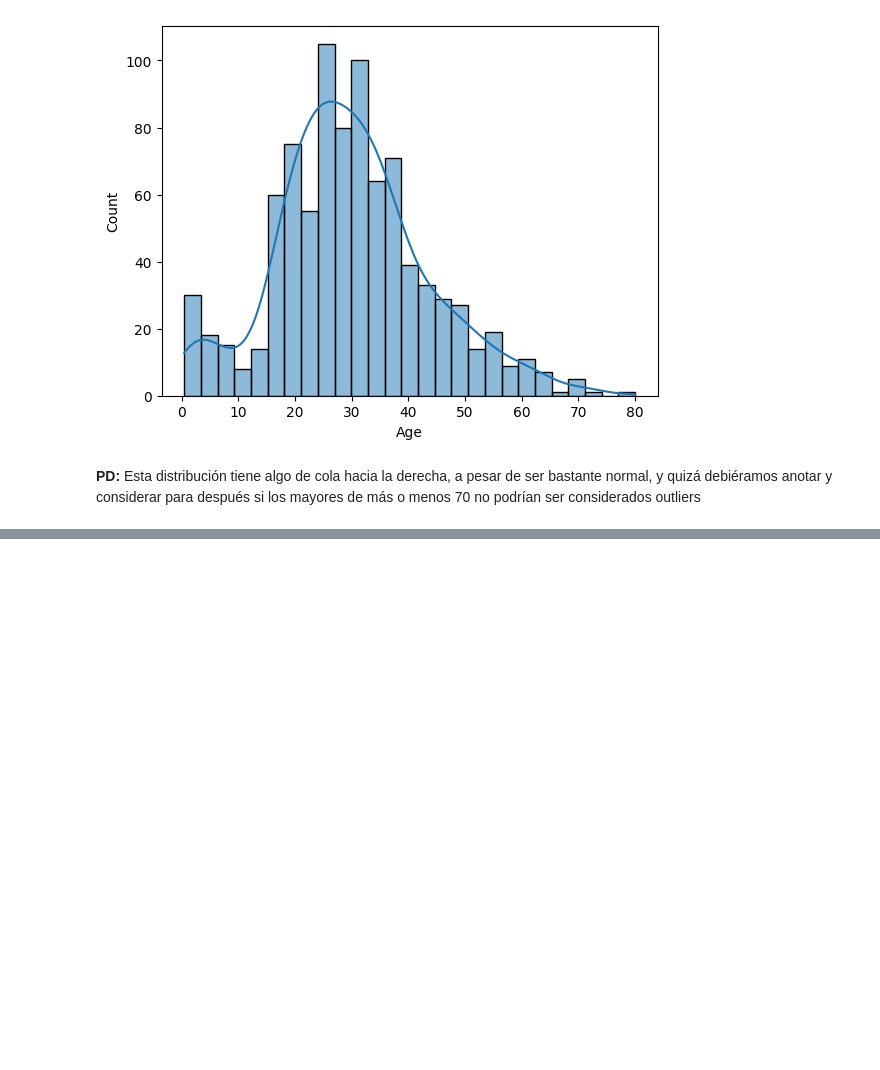
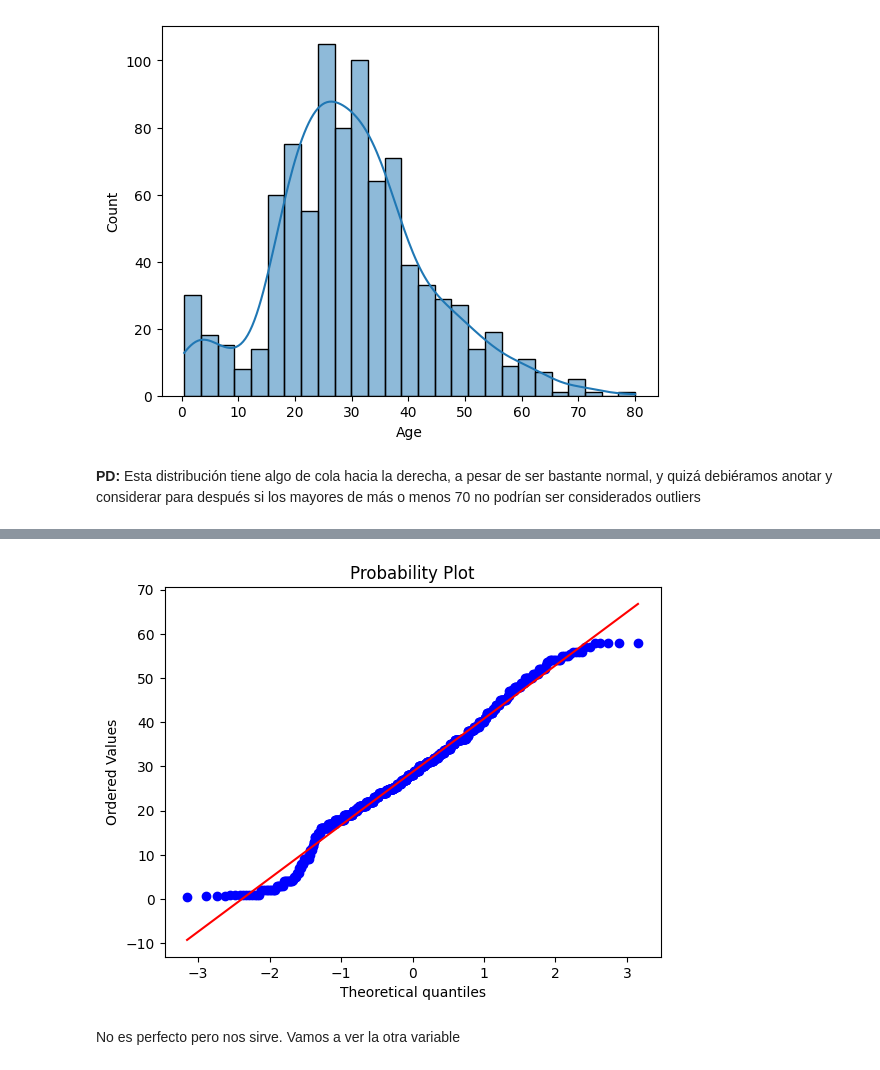
Before and after one commit to AI-School-F5-P2/titanic_example, a Jupyter notebook: titanic_eda.ipynb, the cells around one changed output, grey strips where cells are left out. Saved outputs shown, nothing was run; the diff lists cells and outputs as text; code cells hidden in the pictures; blank space fills up the shorter version.

```diff
--- a/titanic_eda.ipynb
+++ b/titanic_eda.ipynb
@@ -819,0 +887,11 @@ También vemos que aunque tenemos 625 personas que embarcaron en S y solo 75 en
+# %%
+# Cuanto más se ajusten los puntos a la línea, más normal es la distribución
+import pylab
+import scipy.stats as stats
+
+stats.probplot(df["Age"], dist="norm", plot=pylab)
+pylab.show()
+# %% [output]
+[figure, added]
+# %% [markdown]
+No es perfecto pero nos sirve. Vamos a ver la otra variable
```
Also changed, not shown: parts of 116 cells of this notebook.
